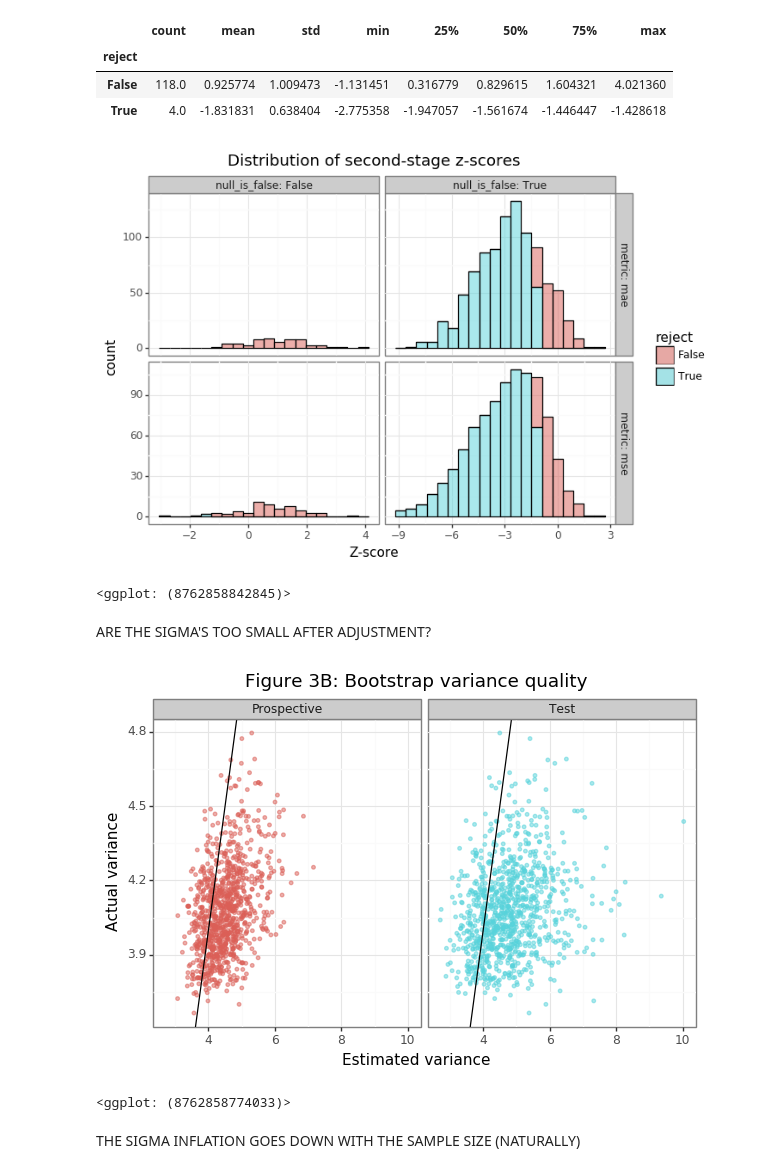
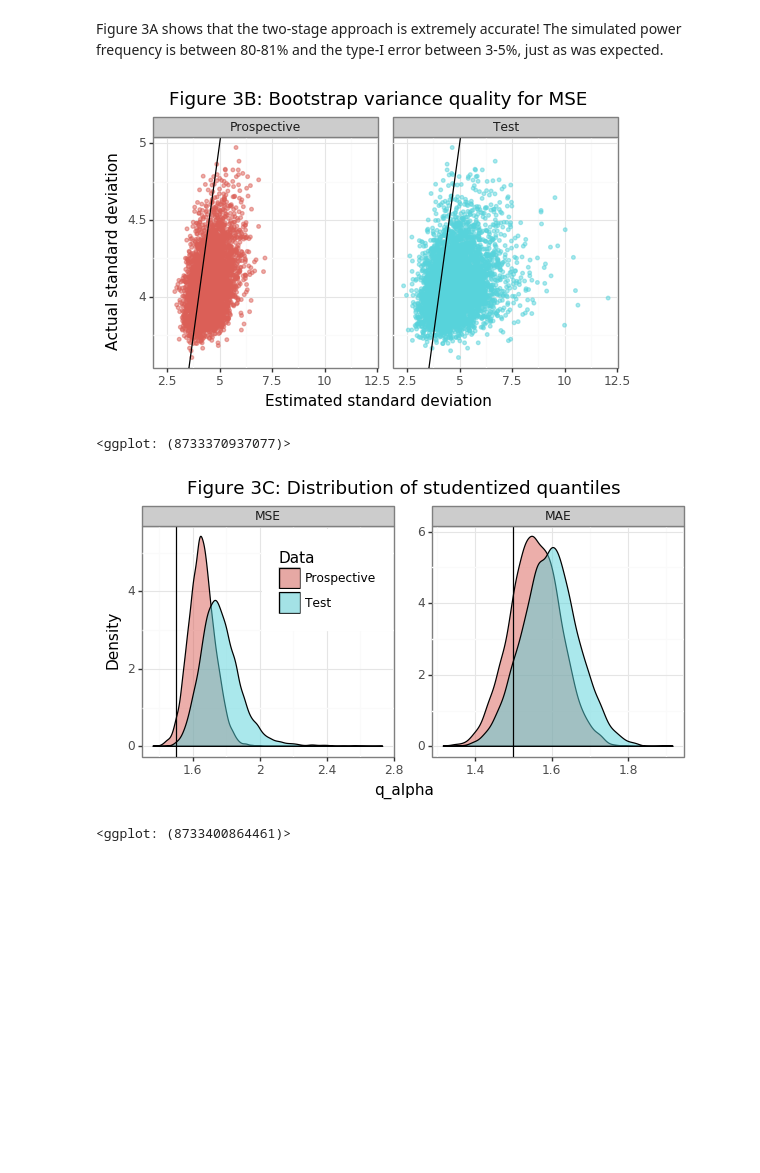
Before and after one commit to erikdrysdale/erikdrysdale.github.io, a Jupyter notebook: _rmd/extra_regression/power_for_regression_metrics.ipynb, the cells around one changed output. Saved outputs shown, nothing was run; the diff lists cells and outputs as text; code cells hidden in the pictures; blank space fills up the shorter version.

Commit message:
reg power post

```diff
--- a/_rmd/extra_regression/power_for_regression_metrics.ipynb
+++ b/_rmd/extra_regression/power_for_regression_metrics.ipynb
@@ -596,37 +594,33 @@ Name: null_is_false, dtype: float64
-# %%
-dat_power.query('null_is_false==False').groupby('reject').value.describe()
-# %% [output]
-|  | count | mean | std | min | 25% | 50% | 75% | max |
-| reject |  |  |  |  |  |  |  |  |
-| False | 118.0 | 0.925774 | 1.009473 | -1.131451 | 0.316779 | 0.829615 | 1.604321 | 4.021360 |
-| True | 4.0 | -1.831831 | 0.638404 | -2.775358 | -1.947057 | -1.561674 | -1.446447 | -1.428618 |
-# %%
-plotnine.options.figure_size = (7, 5)
-gg_zdist = (ggplot(dat_power, aes(x='value',fill='reject')) + theme_bw() +
-            geom_histogram(alpha=0.5,bins=20,color='black') +
-            facet_grid('metric~null_is_false',labeller=label_both,scales='free') +
-            labs(x='Z-score') +
-            ggtitle('Distribution of second-stage z-scores'))
-gg_zdist
-# %% [output]
-[figure, removed]
-<ggplot: (8762858842845)>
-# %% [markdown]
-ARE THE SIGMA'S TOO SMALL AFTER ADJUSTMENT?
+# %% [markdown]
+Figure 3A shows that the two-stage approach is extremely accurate! The simulated power frequency is between 80-81% and the type-I error between 3-5%, just as was expected.
 # %%
 dat_sig2 = df_sim.melt(['idx','sig2_gt'],['sig2_prosp','sig2_test'],'msr').assign(msr=lambda x: x.msr.str.replace('sig2_',''))
 di_msr = {'prosp':'Prospective', 'test':'Test', 'gt':'Ground-Truth'}
 
-plotnine.options.figure_size = (7, 4)
+plotnine.options.figure_size = (6, 3)
 gg_sig2 = (ggplot(dat_sig2,aes(x='np.sqrt(value)',y='np.sqrt(sig2_gt)',color='msr')) + theme_bw() +
            geom_point(size=1,alpha=0.5) + geom_abline(slope=1,intercept=0) +
            facet_wrap('~msr',labeller=labeller(msr=di_msr)) +
-           labs(x='Estimated variance',y='Actual variance') +
-           ggtitle('Figure 3B: Bootstrap variance quality') +
-           guides(color=False))
-gg_sig2
+           labs(x='Estimated standard deviation',y='Actual standard deviation') +
+           ggtitle('Figure 3B: Bootstrap variance quality for MSE') +
+           guides(color=False) + theme(panel_spacing_x=0.15))
+print(gg_sig2)
+
+dat_k = df_sim.melt('idx',['k_mse','k_mae','k_mse_prosp','k_mae_prosp'],'tmp').assign(tmp=lambda x: x.tmp.str.replace('k_',''))
+dat_k = dat_k.assign(metric=lambda x: np.where(x.tmp.str.contains('mse'),'mse','mae'),
+             dset=lambda x: np.where(x.tmp.str.contains('prosp'),'prosp','test')).drop(columns='tmp')
+dat_k = dat_k.assign(metric=lambda x: pd.Categorical(x.metric,['mse','mae']))
+
+plotnine.options.figure_size = (7, 3)
+gg_k = (ggplot(dat_k,aes(x='value',fill='dset')) + theme_bw() +
+        geom_density(alpha=0.5) + geom_vline(xintercept=k) +
+        facet_wrap('~metric',scales='free',labeller=labeller(metric={'mse':'MSE','mae':'MAE'})) +
+        scale_fill_discrete(name='Data',labels=['Prospective','Test']) +
+        theme(subplots_adjust={'wspace': 0.15},legend_position=(0.39,0.70)) +
+        labs(x='q_alpha',y='Density') + ggtitle('Figure 3C: Distribution of studentized quantiles'))
+print(gg_k)
 # %% [output]
-[figure, old version]
+[figure, new version]
-<ggplot: (8762858774033)>
+<ggplot: (8733370937077)>
+[figure, added]
+<ggplot: (8733400864461)>
-# %% [markdown]
-THE SIGMA INFLATION GOES DOWN WITH THE SAMPLE SIZE (NATURALLY)
```
Also changed, not shown: parts of 22 cells of this notebook, 11 other files.
